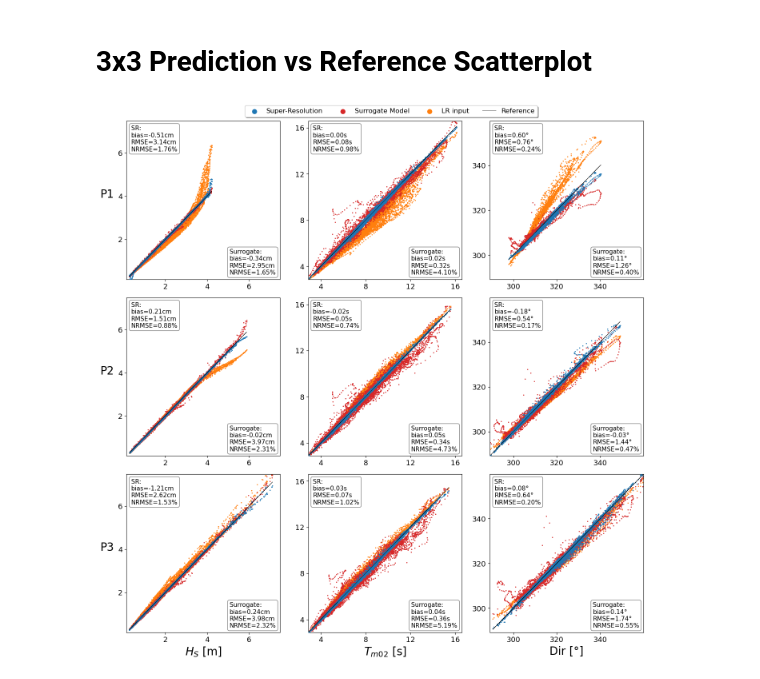
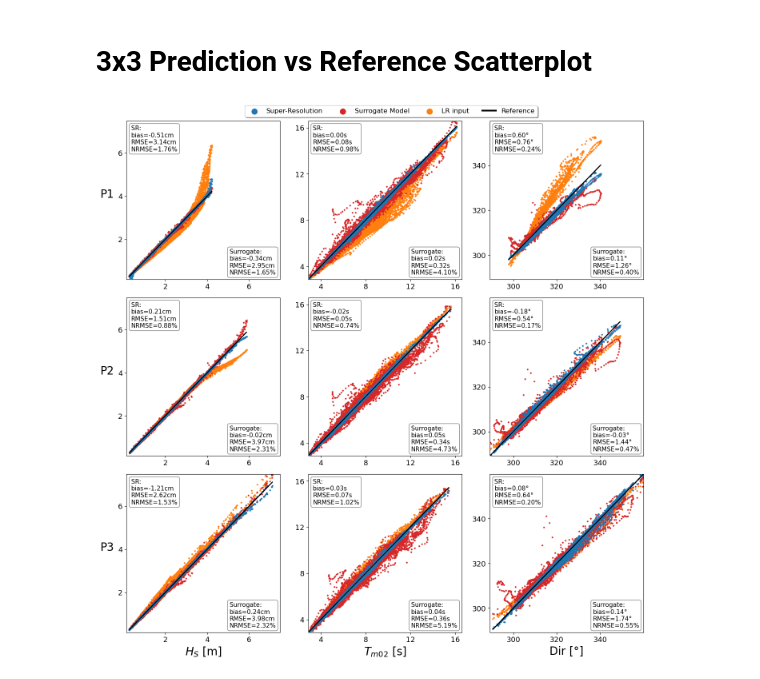
Before and after one commit to janfer95/SR_on_SWAN, a Jupyter notebook: NotebooksAndScripts/PredictionVsReferencePlots.ipynb, the cells around one changed output. Saved outputs shown, nothing was run; the diff lists cells and outputs as text; code cells hidden in the pictures.

```diff
--- a/NotebooksAndScripts/PredictionVsReferencePlots.ipynb
+++ b/NotebooksAndScripts/PredictionVsReferencePlots.ipynb
@@ -106,13 +106,13 @@ for nvar in range(len(var)):
 
 
         # Draw the scatter plots
-        line1 = axs[npt, nvar].scatter(HR, prediction1, s=1, label=label1,
+        line1 = axs[npt, nvar].scatter(HR, prediction1, s=4, label=label1,
                                        color="tab:blue", zorder=3)
-        line2 = axs[npt, nvar].scatter(HR, prediction2, s=1, label=label2,
+        line2 = axs[npt, nvar].scatter(HR, prediction2, s=4, label=label2,
                                        color="tab:red", zorder=2)
-        line3 = axs[npt, nvar].scatter(HR, LR, s=1, label=label3,
+        line3 = axs[npt, nvar].scatter(HR, LR, s=4, label=label3,
                                        color="tab:orange", zorder=1)
-        line4, = axs[npt, nvar].plot(HR, HR, '-k', linewidth=0.5, label=label4, zorder=5)
+        line4, = axs[npt, nvar].plot(HR, HR, '-k', linewidth=1.5, label=label4, zorder=5)
 
         axs[npt, nvar].tick_params(axis='both', labelsize=TICKLABELSIZE)
 
@@ -149,32 +149,35 @@ for nvar in range(len(var)):
     axs[2, nvar].set_yticklabels(locations)
 
     axs[0, nvar].set_xlim(min_val, max_val)
     axs[0, nvar].set_ylim(min_val, max_val)
 
     axs[1, nvar].set_xlim(min_val, max_val)
     axs[1, nvar].set_ylim(min_val, max_val)
 
     axs[2, nvar].set_xlim(min_val, max_val)
     axs[2, nvar].set_ylim(min_val, max_val)
 
 handles = [line1, line2, line3, line4]
-fig.legend(handles, labels, loc=[0.27, 0.975], markerscale=8,
+legend = fig.legend(handles, labels, loc=[0.27, 0.975], markerscale=5,
            fancybox=True, shadow=True, ncol=4, fontsize=LEGENDFONTSIZE)
+
+# Make reference line width thicker
+legend.get_lines()[0].set_linewidth(3)
 
 plt.tight_layout()
 
 fig.subplots_adjust(top=0.97)
 
 
 # Output folder and file name
 fdir = Path("Plots")
 fname = f"ReferenceVsPrediction.png"
 
 if save:
     if not fdir.exists():
         fdir.mkdir()
     plt.savefig(fdir / fname)
 
 plt.show()
 # %% [output]
-[figure, old version]
+[figure, new version]
```
Also changed, not shown: 1 other file.
